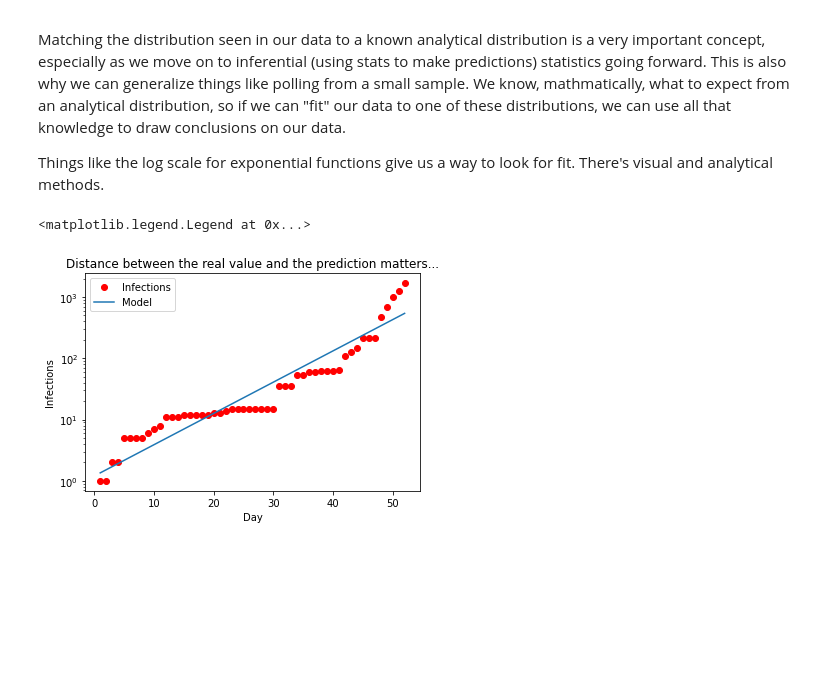
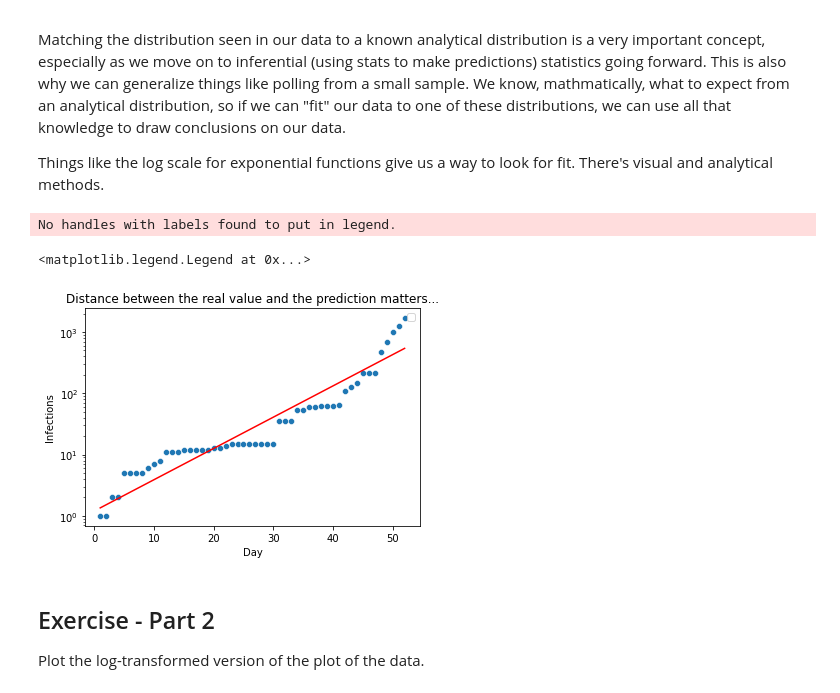
Before and after one commit to zareeiant/Basic_Stats_in_Python_Student_Workbooks, a Jupyter notebook: 007_DistributionsExample.ipynb, the cells around one changed output. Drawn from its saved outputs; the diff is of its cells as text; code cells hidden in the pictures; blank space fills up the shorter version.

```diff
--- a/007_DistributionsExample.ipynb
+++ b/007_DistributionsExample.ipynb
@@ -137,13 +247,16 @@ Matching the distribution seen in our data to a known analytical distribution is
 Things like the log scale for exponential functions give us a way to look for fit. There's visual and analytical methods.
 # %%
 #Show best fit line on graph.
-plt.plot(df["Day"], df["Infections"], "or", label="Infections")
-plt.xlabel('Day')
-plt.ylabel('Infections')
 plt.title('Distance between the real value and the prediction matters...')
+sns.scatterplot(data=df, x="Day", y="Infections")
+sns.lineplot(x=x, y=y_fit, color="red")
 plt.yscale('log')
-plt.plot(x, y_fit, label="Model")
 plt.legend()
 # %% [output]
-<matplotlib.legend.Legend at 0x...>
+No handles with labels found to put in legend.
+<matplotlib.legend.Legend at 0x...>
-[figure, old version]
+[figure, new version]
+# %% [markdown]
+## Exercise - Part 2
+
+Plot the log-transformed version of the plot of the data.
```
Also changed, not shown: parts of 40 cells of this notebook.
